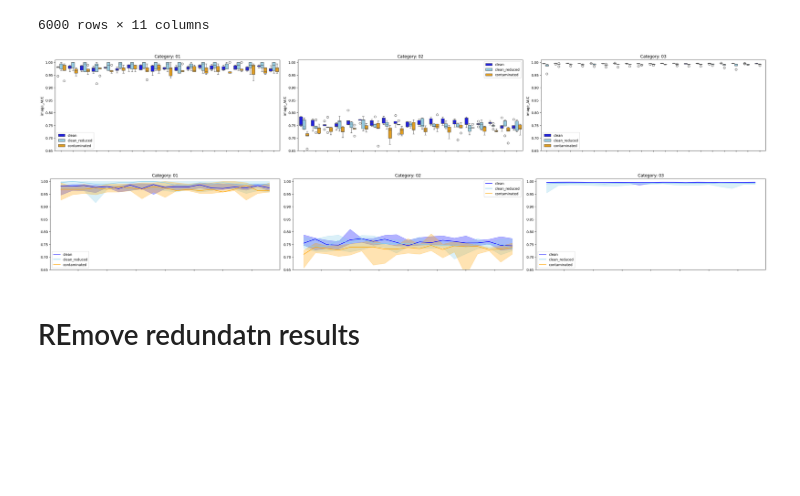
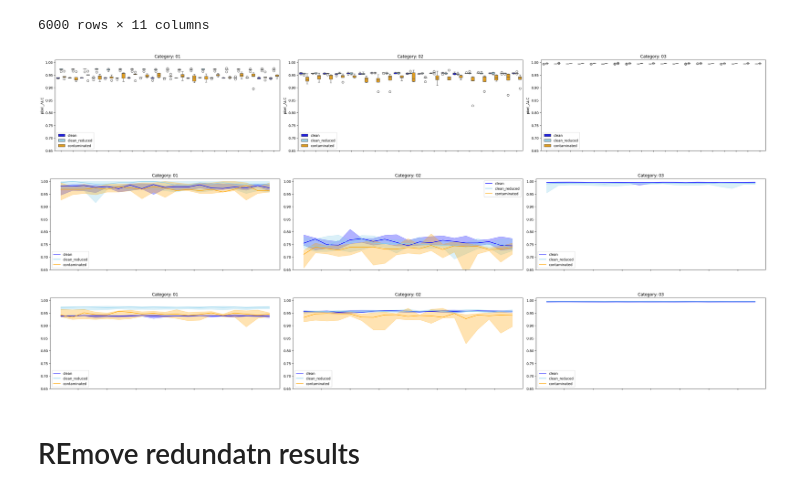
Before and after one commit to buehlpa/UTRAD, a Jupyter notebook: inspect_training_val_beantec.ipynb, the cells around one changed output. Saved outputs shown, nothing was run; the diff lists cells and outputs as text; code cells hidden in the pictures; blank space fills up the shorter version.

```diff
--- a/inspect_training_val_beantec.ipynb
+++ b/inspect_training_val_beantec.ipynb
@@ -237,28 +237,28 @@ allres
 # %%
 allres_epochs = allres[allres['epoch'] > 130]
 categories =allres['category'].unique()
 fig, axes = plt.subplots(5, 3, figsize=(30, 20), sharex=True)
 axes = axes.flatten()
 hue_order = ['clean', 'clean_reduced', 'contaminated']
 palette = {
     'clean': 'blue',
     'clean_reduced': 'skyblue',
     'contaminated': 'orange'
 }
 
 
 for ax, category in zip(axes, categories):
     allres_cat = allres_epochs[allres_epochs['category'] == category]
-    sns.boxplot(x="epoch", y="image_AUC", hue="setting", data=allres_cat, ax=ax,hue_order=hue_order,palette=palette)
+    sns.boxplot(x="epoch", y="pixel_AUC", hue="setting", data=allres_cat, ax=ax,hue_order=hue_order,palette=palette)
     ax.set_title(f'Category: {category}')
     ax.legend(loc='best')
     ax.set_ylim(0.65,1.01)
 for ax in axes[len(categories):]:
     ax.set_visible(False)
 plt.tight_layout()
 plt.show()
 # %% [output]
-[figure, old version]
+[figure, new version]
 # %%
 fig, axes = plt.subplots(5, 3, figsize=(30, 20), sharex=True)
 axes = axes.flatten()
@@ -291,6 +291,38 @@ plt.tight_layout()
 plt.show()
 # %% [output]
 [figure]
+# %%
+fig, axes = plt.subplots(5, 3, figsize=(30, 20), sharex=True)
+axes = axes.flatten()
+
+
+def calculate_stats(data):
+    highest = data.groupby('epoch')['pixel_AUC'].max()
+    lowest = data.groupby('epoch')['pixel_AUC'].min()
+    median = data.groupby('epoch')['pixel_AUC'].median()
+    return highest, lowest, median
+
+for ax, category in zip(axes, categories):
+    allres_cat = allres_epochs[allres_epochs['category'] == category]
+    for setting in hue_order:
+        data = allres_cat[allres_cat['setting'] == setting]
+        highest, lowest, median = calculate_stats(data)
+        epochs = highest.index
+
+        ax.fill_between(epochs, lowest, highest, color=palette[setting], alpha=0.3)
+        ax.plot(epochs, median, color=palette[setting], label=setting)
+
+    ax.set_title(f'Category: {category}')
+    ax.legend(loc='best')
+    ax.set_ylim(0.65, 1.01)
+
+for ax in axes[len(categories):]:
+    ax.set_visible(False)
+
+plt.tight_layout()
+plt.show()
+# %% [output]
+[figure, added]
 # %% [markdown]
 # REmove redundatn results
 # %%
```
Also changed, not shown: 3 other files.
